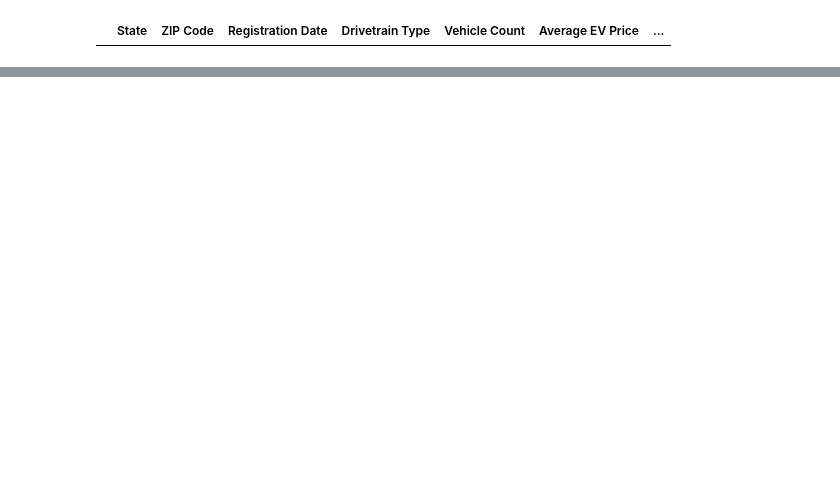
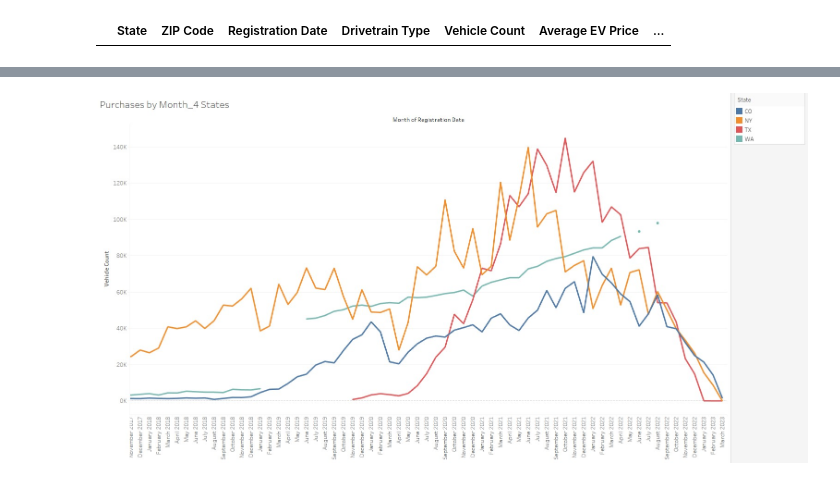
Before and after one commit to shakesy94/ev_adoption_ml, a Jupyter notebook: Combine_Data.ipynb, the cells around one changed output, grey strips where cells are left out. Cells and saved outputs as stored; diff of their text form; code cells hidden in the pictures; blank space fills up the shorter version.

```diff
--- a/Combine_Data.ipynb
+++ b/Combine_Data.ipynb
@@ -80,3 +95,7 @@ Total entries in df =  229934
+# %%
+Image(filename='.\Figures\EV Purchases over Time for TX CO NY and WA.jpg')
+# %% [output]
+[figure, added]
 # %%
 df
 # %% [output]
```
Also changed, not shown: parts of 16 cells of this notebook, 1 other file.
